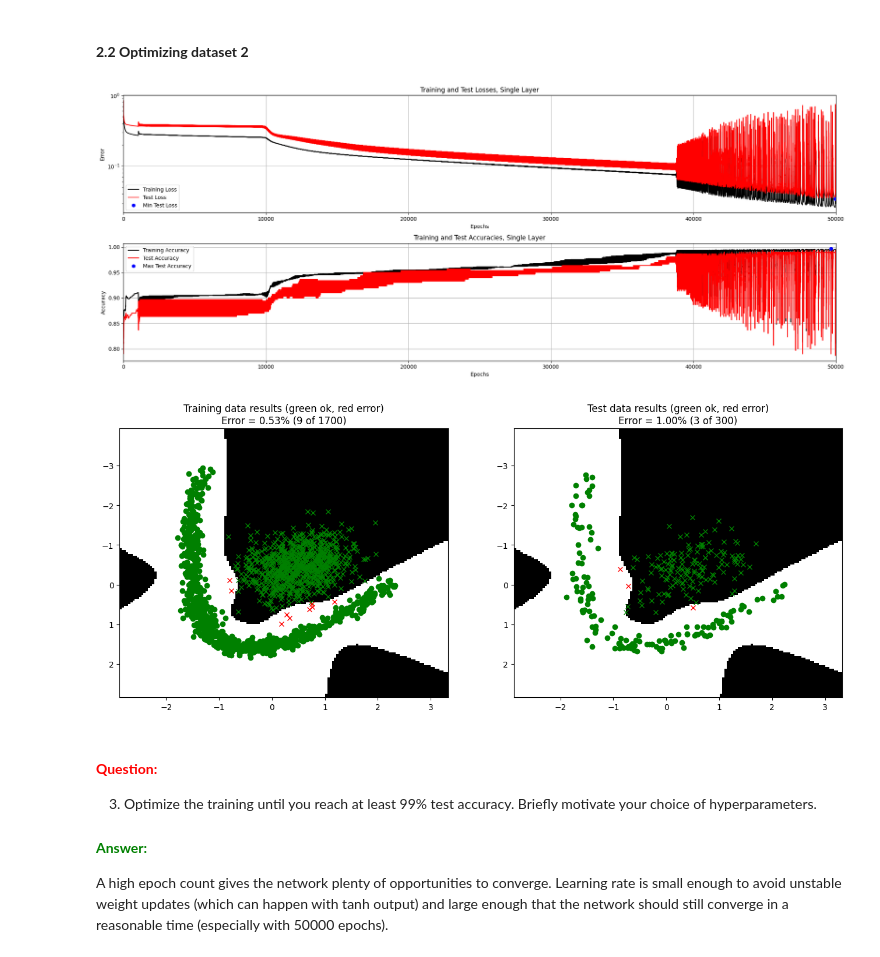
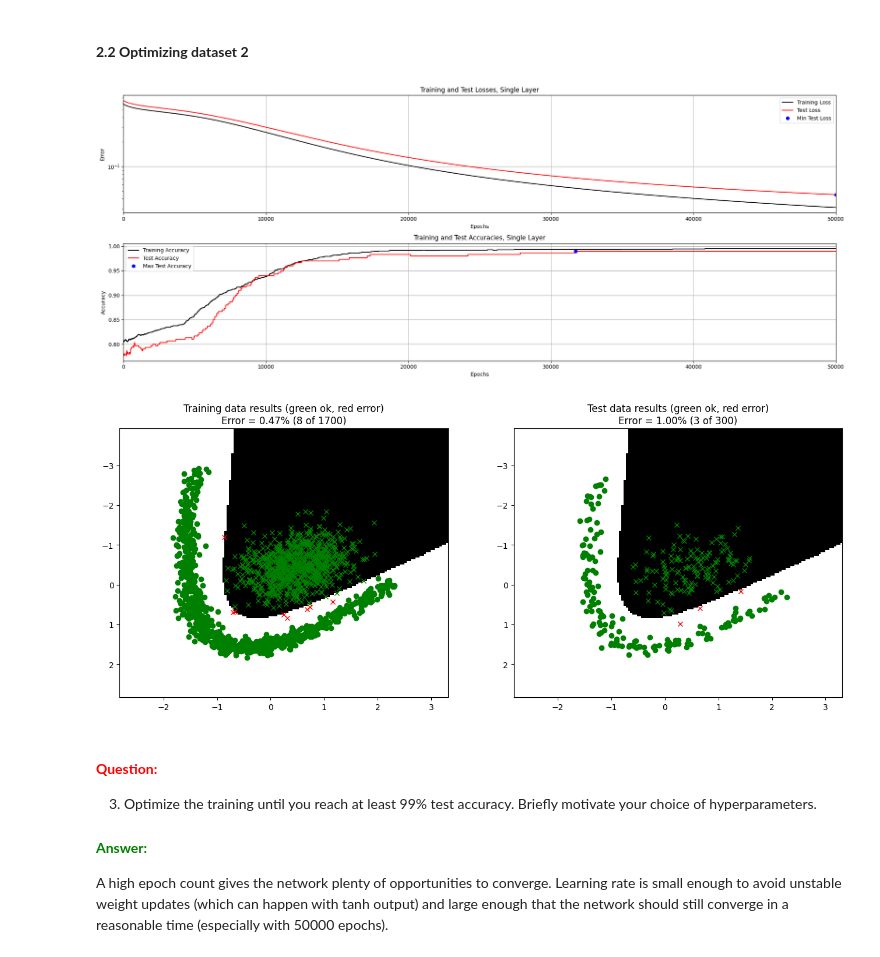
Before and after one commit to path2morepro/DeepLearning, a Jupyter notebook: 1_Back_propagation/MultiLayer.ipynb, the cells around one changed output. Saved outputs shown, nothing was run; the diff lists cells and outputs as text; code cells hidden in the pictures.

```diff
--- a/1_Back_propagation/MultiLayer.ipynb
+++ b/1_Back_propagation/MultiLayer.ipynb
@@ -109,21 +109,26 @@ def backward(W1, B1, W2, B2, X, U, Y, D, useTanhOutput=False):
     # === Your code here =========================
     # --------------------------------------------
 
+    factor = 2.0 / (N * NC)
+    diff   = Y - D
+
     if useTanhOutput:
-        d2 = 2 * (Y - D) * (1 - Y**2)
+        d2 = diff * (1 - Y**2)
     else:
-        d2 = 2 * (Y - D)
+        d2 = diff
+
+    d2 *= factor
 
     # Gradient for the output layer
     GradW2 = U.T @ d2
-    GradB2 = (1 / (N * NC)) * d2.sum(axis=0)
+    GradB2 = np.sum(d2, axis=0)
 
     dU = d2 @ W2.T
     d1 = dU * (1 - U**2)
 
     # And the input layer
     GradW1 = X.T @ d1
-    GradB1 = (1 / (N * U.shape[1])) * d1.sum(axis=0)
+    GradB1 = np.sum(d1, axis=0)
 
     # ============================================
 
@@ -387,28 +392,28 @@ More training epochs can give the network enough time to converge to higher accu
 # %%
 # --------------------------------------------
 # === Your code here =========================
 # --------------------------------------------
 nInputs  = 2
 nClasses = 2
 nHidden  = 10
 
 # Xavier initialization for layer 1
 limit1 = np.sqrt(6.0 / (nInputs + nHidden))
 W1_0 = np.random.uniform(-limit1, limit1, size=(nInputs, nHidden))
 B1_0 = np.zeros(nHidden)
 
 # Xavier initialization for layer 2
 limit2 = np.sqrt(6.0 / (nHidden + nClasses))
 W2_0 = np.random.uniform(-limit2, limit2, size=(nHidden, nClasses))
 B2_0 = np.zeros(nClasses)
 
-params = {"epochs": 50000, "learningRate": 0.0001, "normalize": True, "useTanhOutput": True}
+params = {"epochs": 50000, "learningRate": 0.001, "normalize": True, "useTanhOutput": True}
 # ============================================
 
 trainMultiLayerOnDataset(2, 0.15, W1_0, B1_0, W2_0, B2_0, params)
 # %% [output]
-[figure, old version]
+[figure, new version]
-[figure, old version]
+[figure, new version]
 # %% [markdown]
 #### **<span style="color:red">Question:</span>**
 
```
Also changed, not shown: parts of 3 cells of this notebook.
